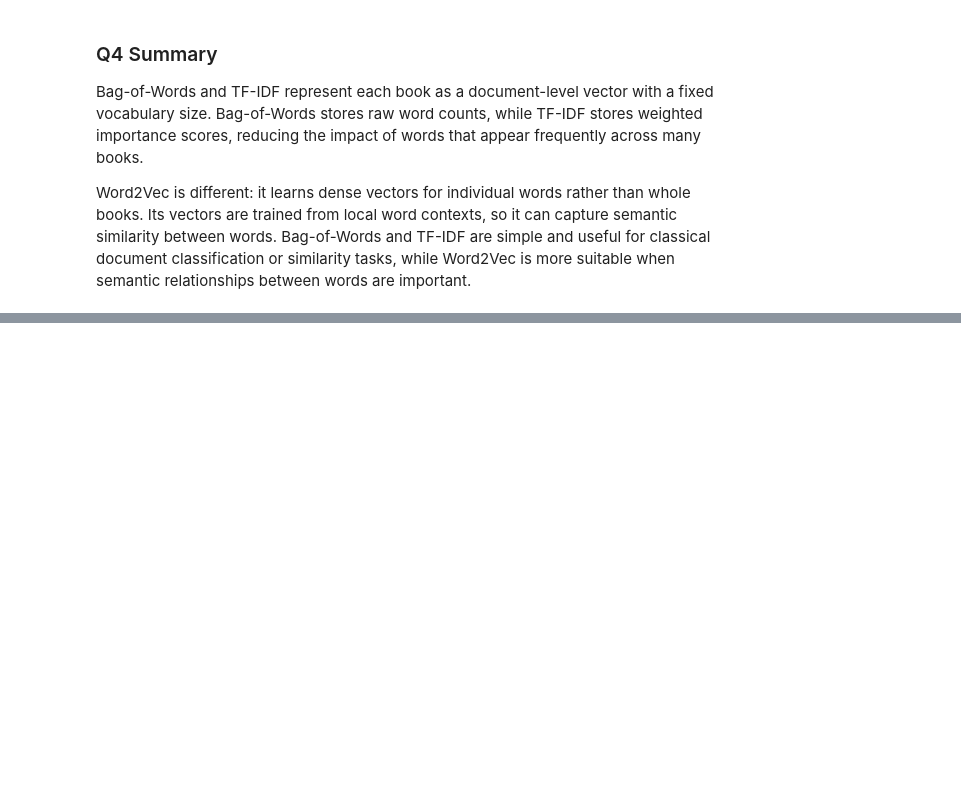
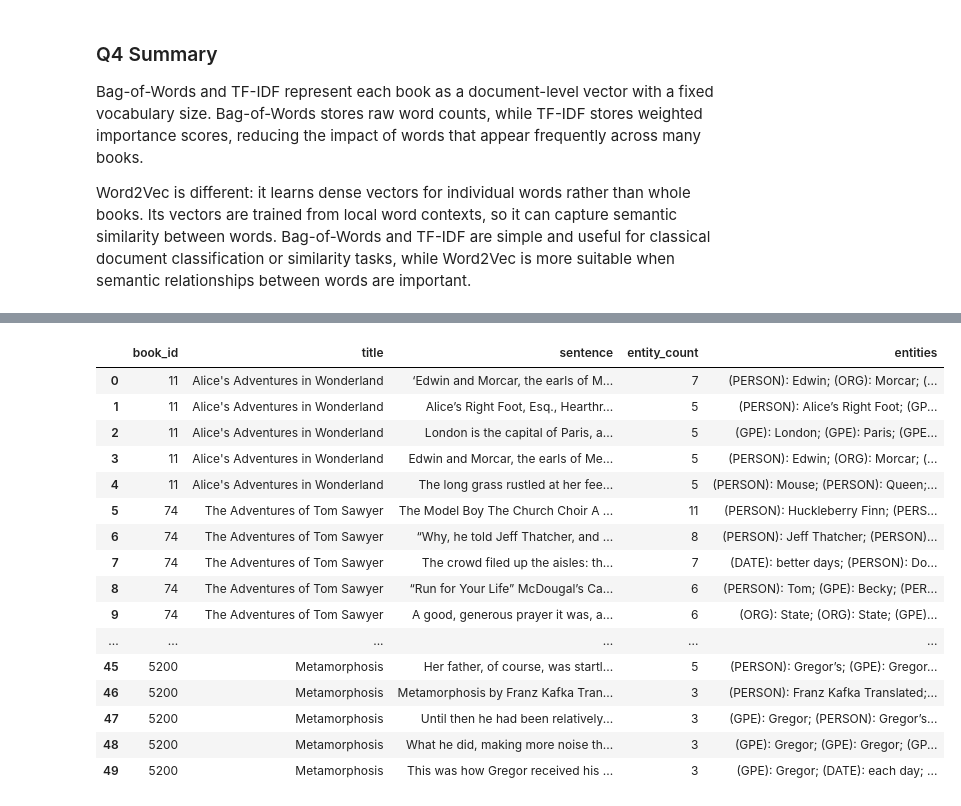
Before and after one commit to oshuptar/NamedEntityRecognition, a Jupyter notebook: main.ipynb, the cells around one changed output, grey strips where cells are left out. Cells and saved outputs as stored; diff of their text form; code cells hidden in the pictures; blank space fills up the shorter version.

Commit message:
feat: implementation of named entity recognition, together with entity type comparison

```diff
--- a/main.ipynb
+++ b/main.ipynb
@@ -134,6 +134,9 @@ print("\n")
 
 for book_id, book_text in book_dict.items():
     book_text = normalize_text(book_text)
+    book_dict[book_id] = book_text
+
+for book_id, book_text in book_dict.items():
     words: list[str] = find_ing_words(text = book_text)
     print(f"Words ending with -ing in a book {BOOKS.get(book_id)}: {words[:10]}. Total {len(words)}.")
 
@@ -141,7 +144,6 @@ print("\n")
 
 ing_frequency_records = []
 for book_id, book_text in book_dict.items():
-    book_text = normalize_text(book_text)
     ing_words = find_ing_words(book_text)
     ing_counts = Counter(ing_words)
     for word, frequency in ing_counts.most_common(20):
@@ -154,8 +156,7 @@ for book_id, book_text in book_dict.items():
 
 word_frequency_records = []
 for book_id, book_text in book_dict.items():
-    normalized_text = normalize_text(book_text)
-    words = find_words(normalized_text)
+    words = find_words(book_text)
     word_counts = Counter(words)
     for word, frequency in word_counts.most_common(20):
         word_frequency_records.append({
@@ -194,13 +195,11 @@ nltk.download('punkt_tab')
 nltk.download("stopwords")
 
 def nltk_word_tokens(book_text: str) -> list[str]:
-    text = normalize_whitespaces(book_text)
-    return word_tokenize(text)
+    return word_tokenize(book_text)
 
 
 def nltk_sentence_tokens(book_text: str) -> list[str]:
-    text = normalize_whitespaces(book_text)
-    return sent_tokenize(text)
+    return sent_tokenize(book_text)
 
 english_stopwords = set(stopwords.words("english"))
 def filter_nltk_tokens(tokens: list[str]) -> list[str]:
@@ -211,8 +210,7 @@ def filter_nltk_tokens(tokens: list[str]) -> list[str]:
     ]
 
 def spacy_doc(book_text: str):
-    text = normalize_whitespaces(book_text)
-    return nlp(text)
+    return nlp(book_text)
 
 def spacy_word_tokens(doc) -> list[str]:
     return [token.text for token in doc]
@@ -428,0 +470,56 @@ Word2Vec is different: it learns dense vectors for individual words rather than
+# %%
+def extract_entity_rich_sentences(book_dict: dict[int, str], top_k: int = 5) -> pd.DataFrame:
+    records: list[dict[str, str | int]] = []
+    for book_id, book_text in book_dict.items():
+        doc = spacy_doc(book_text)
+        for sentence in doc.sents:
+            sentence_entities = [
+                entity
+                for entity in doc.ents
+                if entity.start >= sentence.start
+                and entity.end <= sentence.end
+                and entity.label_ in TARGET_LABELS
+            ]
+
+            if len(sentence_entities) > 0:
+                records.append({
+                    "book_id": book_id,
+                    "title": BOOKS.get(book_id, "Unknown"),
+                    "sentence": sentence.text.strip(),
+                    "entity_count": len(sentence_entities),
+                    "entities": "; ".join(
+                        f"({entity.label_}): {entity.text}"
+                        for entity in sentence_entities
+                    )
+                })
+
+    sentences_df = pd.DataFrame(records)
+    sentences_df = (
+        sentences_df
+        .sort_values(by=["book_id", "entity_count"], ascending=[True, False])
+        .groupby("book_id")
+        .head(top_k)
+        .reset_index(drop=True)
+    )
+    return sentences_df
+
+entity_rich_sentences_df = extract_entity_rich_sentences(book_dict, top_k=5)
+display(entity_rich_sentences_df)
+# %% [output]
+|  | book_id | title | sentence | entity_count | entities |
+| 0 | 11 | Alice's Adventures in Wonderland | ‘Edwin and Morcar, the earls of M... | 7 | (PERSON): Edwin; (ORG): Morcar; (... |
+| 1 | 11 | Alice's Adventures in Wonderland | Alice’s Right Foot, Esq., Hearthr... | 5 | (PERSON): Alice’s Right Foot; (GP... |
+| 2 | 11 | Alice's Adventures in Wonderland | London is the capital of Paris, a... | 5 | (GPE): London; (GPE): Paris; (GPE... |
+| 3 | 11 | Alice's Adventures in Wonderland | Edwin and Morcar, the earls of Me... | 5 | (PERSON): Edwin; (ORG): Morcar; (... |
+| 4 | 11 | Alice's Adventures in Wonderland | The long grass rustled at her fee... | 5 | (PERSON): Mouse; (PERSON): Queen;... |
+| 5 | 74 | The Adventures of Tom Sawyer | The Model Boy The Church Choir A ... | 11 | (PERSON): Huckleberry Finn; (PERS... |
+| 6 | 74 | The Adventures of Tom Sawyer | “Why, he told Jeff Thatcher, and ... | 8 | (PERSON): Jeff Thatcher; (PERSON)... |
+| 7 | 74 | The Adventures of Tom Sawyer | The crowd filed up the aisles: th... | 7 | (DATE): better days; (PERSON): Do... |
+| 8 | 74 | The Adventures of Tom Sawyer | “Run for Your Life” McDougal’s Ca... | 6 | (PERSON): Tom; (GPE): Becky; (PER... |
+| 9 | 74 | The Adventures of Tom Sawyer | A good, generous prayer it was, a... | 6 | (ORG): State; (ORG): State; (GPE)... |
+| ... | ... | ... | ... | ... | ... |
+| 45 | 5200 | Metamorphosis | Her father, of course, was startl... | 5 | (PERSON): Gregor’s; (GPE): Gregor... |
+| 46 | 5200 | Metamorphosis | Metamorphosis by Franz Kafka Tran... | 3 | (PERSON): Franz Kafka Translated;... |
+| 47 | 5200 | Metamorphosis | Until then he had been relatively... | 3 | (GPE): Gregor; (PERSON): Gregor’s... |
+| 48 | 5200 | Metamorphosis | What he did, making more noise th... | 3 | (GPE): Gregor; (GPE): Gregor; (GP... |
+| 49 | 5200 | Metamorphosis | This was how Gregor received his ... | 3 | (GPE): Gregor; (DATE): each day; ... |
```
Also changed, not shown: parts of 4 cells of this notebook.
